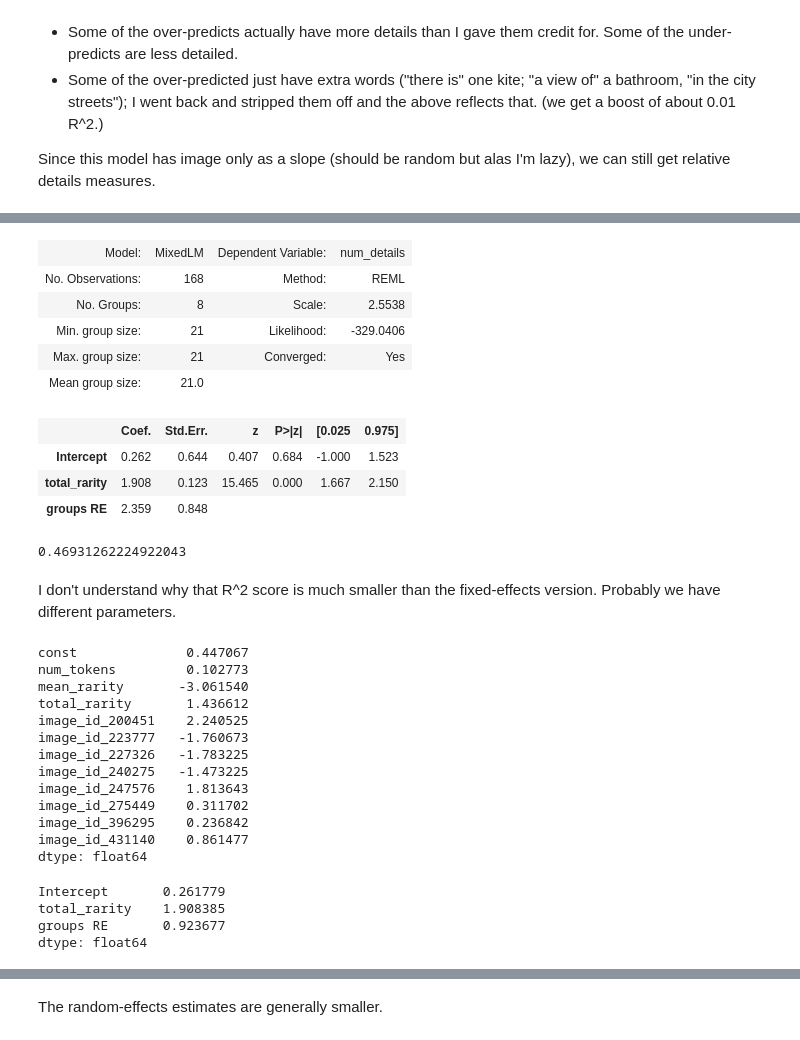
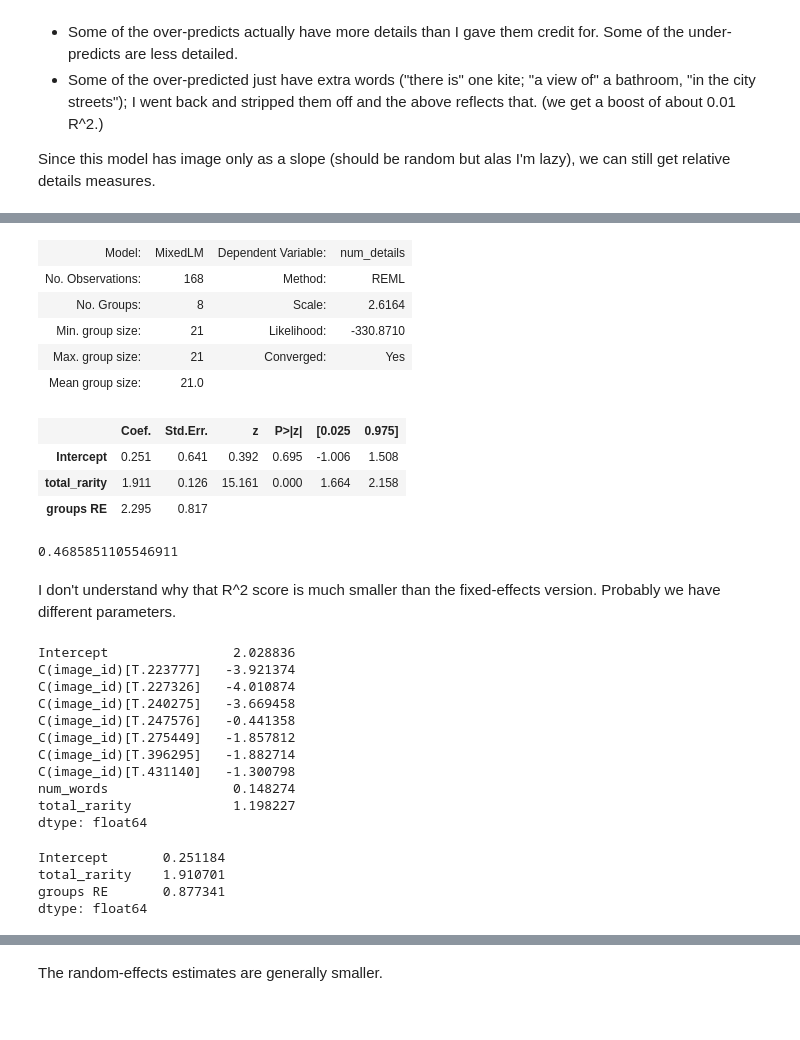
Before and after one commit to kcarnold/textrec, a Jupyter notebook: notebooks/Predict Specificity.ipynb, the cells around one changed output, grey strips where cells are left out. Drawn from its saved outputs; the diff is of its cells as text; code cells hidden in the pictures.

```diff
--- a/notebooks/Predict Specificity.ipynb
+++ b/notebooks/Predict Specificity.ipynb
@@ -16,3 +18,0 @@ import wordfreq
-# %%
-text = dataset.text.iloc[0]
-[wordfreq.zipf_frequency(tok, 'en') for tok in wordfreq.tokenize(text, 'en')]
@@ -34,3 +46,17 @@ sns.distplot(dataset.num_details)
+# %%
+import wordfreq
+
+dataset['num_words'] = [
+    len(wordfreq.tokenize(text, 'en'))
+    for text in dataset.text]
+
+dataset['min_freq'] = [
+    np.min([wordfreq.zipf_frequency(tok, 'en') for tok in wordfreq.tokenize(text, 'en')])
+    for text in dataset.text]
+
+dataset['mean_freq'] = [
+    np.mean([wordfreq.zipf_frequency(tok, 'en') for tok in wordfreq.tokenize(text, 'en')])
+    for text in dataset.text]
 # %%
 plt.scatter(dataset.min_freq, dataset.num_details)
 # %% [output]
@@ -358,3 +176,4 @@ OLS Regression Results
 # %%
 dataset['mean_rarity'] = (7 - dataset.mean_freq) / 7
 dataset['max_rarity'] = (7 - dataset.min_freq) / 7
+dataset['total_rarity'] = dataset['mean_rarity'] * dataset['num_words']
@@ -400,2 +179,0 @@ OLS Regression Results
-# %%
-dataset['total_rarity'] = dataset['mean_rarity'] * dataset['num_tokens']
@@ -694,16 +569,15 @@ md.fit().summary()
 # %%
-import statsmodels.formula.api as smf
-md = smf.mixedlm("num_details ~ total_rarity", ds_with_response, groups=ds_with_response["image_id"])
+md = smf.mixedlm("num_details ~ total_rarity", dataset, groups=dataset["image_id"])
 mdf = md.fit()
 mdf.summary()
 # %% [output]
 | Model: | MixedLM | Dependent Variable: | num_details |
 | No. Observations: | 168 | Method: | REML |
-| No. Groups: | 8 | Scale: | 2.5538 |
-| Min. group size: | 21 | Likelihood: | -329.0406 |
+| No. Groups: | 8 | Scale: | 2.6164 |
+| Min. group size: | 21 | Likelihood: | -330.8710 |
 | Max. group size: | 21 | Converged: | Yes |
 | Mean group size: | 21.0 |  |  |
 |  | Coef. | Std.Err. | z | P>|z| | [0.025 | 0.975] |
-| Intercept | 0.262 | 0.644 | 0.407 | 0.684 | -1.000 | 1.523 |
-| total_rarity | 1.908 | 0.123 | 15.465 | 0.000 | 1.667 | 2.150 |
-| groups RE | 2.359 | 0.848 |  |  |  |  |
+| Intercept | 0.251 | 0.641 | 0.392 | 0.695 | -1.006 | 1.508 |
+| total_rarity | 1.911 | 0.126 | 15.161 | 0.000 | 1.664 | 2.158 |
+| groups RE | 2.295 | 0.817 |  |  |  |  |
@@ -712,31 +584,29 @@ from sklearn.metrics import r2_score
 # %%
-r2_score(ds_with_response['num_details'], mdf.predict(sm.add_constant(ds_with_response[['image_id', 'total_rarity']])))
+r2_score(dataset['num_details'], mdf.predict(dataset))
 # %% [output]
-0.46931262224922043
+0.4685851105546911
 # %% [markdown]
 I don't understand why that R^2 score is much smaller than the fixed-effects version. Probably we have different parameters.
 # %%
-smodel.params
+model.params
 # %% [output]
-const              0.447067
-num_tokens         0.102773
-mean_rarity       -3.061540
-total_rarity       1.436612
-image_id_200451    2.240525
-image_id_223777   -1.760673
-image_id_227326   -1.783225
-image_id_240275   -1.473225
-image_id_247576    1.813643
-image_id_275449    0.311702
-image_id_396295    0.236842
-image_id_431140    0.861477
+Intercept                2.028836
+C(image_id)[T.223777]   -3.921374
+C(image_id)[T.227326]   -4.010874
+C(image_id)[T.240275]   -3.669458
+C(image_id)[T.247576]   -0.441358
+C(image_id)[T.275449]   -1.857812
+C(image_id)[T.396295]   -1.882714
+C(image_id)[T.431140]   -1.300798
+num_words                0.148274
+total_rarity             1.198227
 dtype: float64
 # %%
 mdf.params
 # %% [output]
-Intercept       0.261779
-total_rarity    1.908385
-groups RE       0.923677
+Intercept       0.251184
+total_rarity    1.910701
+groups RE       0.877341
 dtype: float64
 # %%
 re_params = pd.Series({k: v.iloc[0] for k, v in mdf.random_effects.items()})
```
Also changed, not shown: parts of 157 cells of this notebook, 2 other files.
